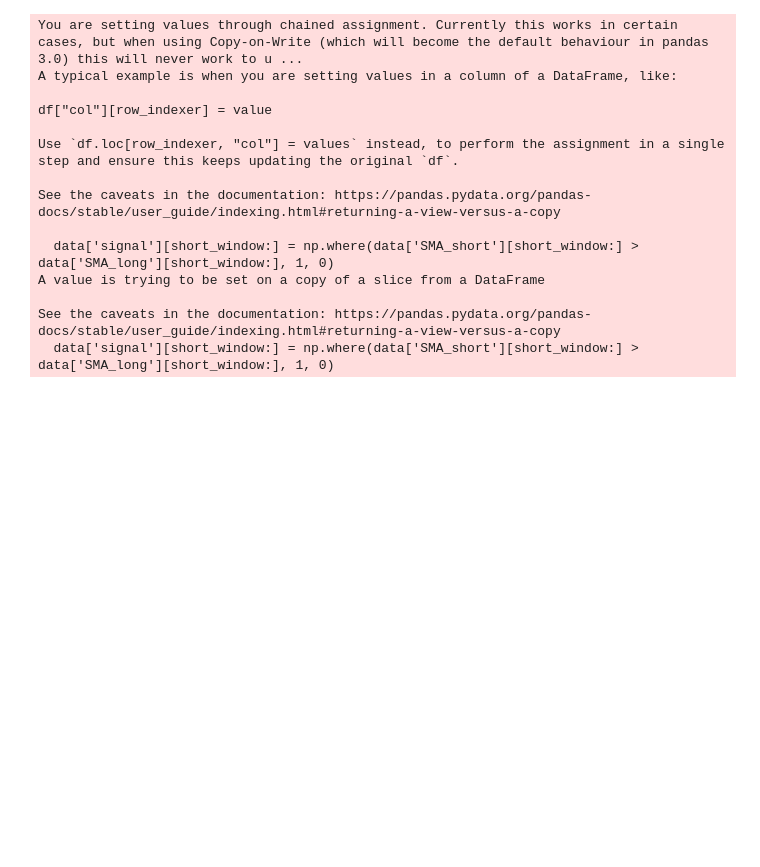
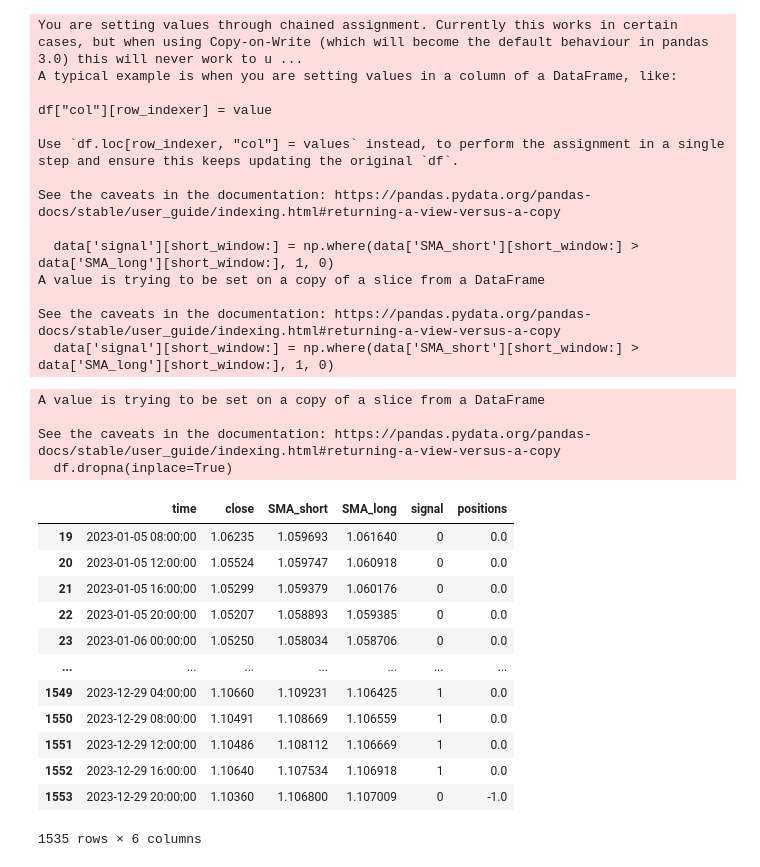
Before and after one commit to hevardhan/BullsEye---v5, a Jupyter notebook: ipynb s/sma.ipynb, the cells around one changed output. Saved outputs shown, nothing was run; the diff lists cells and outputs as text; code cells hidden in the pictures; blank space fills up the shorter version.

```diff
--- a/ipynb s/sma.ipynb
+++ b/ipynb s/sma.ipynb
@@ -67,3 +67,26 @@ A value is trying to be set on a copy of a slice from a DataFrame
 
 See the caveats in the documentation: https://pandas.pydata.org/pandas-docs/stable/user_guide/indexing.html#returning-a-view-versus-a-copy
   data['signal'][short_window:] = np.where(data['SMA_short'][short_window:] > data['SMA_long'][short_window:], 1, 0)
+# %%
+df.dropna(inplace=True)
+# %% [output]
+A value is trying to be set on a copy of a slice from a DataFrame
+
+See the caveats in the documentation: https://pandas.pydata.org/pandas-docs/stable/user_guide/indexing.html#returning-a-view-versus-a-copy
+  df.dropna(inplace=True)
+# %%
+df
+# %% [output]
+|  | time | close | SMA_short | SMA_long | signal | positions |
+| 19 | 2023-01-05 08:00:00 | 1.06235 | 1.059693 | 1.061640 | 0 | 0.0 |
+| 20 | 2023-01-05 12:00:00 | 1.05524 | 1.059747 | 1.060918 | 0 | 0.0 |
+| 21 | 2023-01-05 16:00:00 | 1.05299 | 1.059379 | 1.060176 | 0 | 0.0 |
+| 22 | 2023-01-05 20:00:00 | 1.05207 | 1.058893 | 1.059385 | 0 | 0.0 |
+| 23 | 2023-01-06 00:00:00 | 1.05250 | 1.058034 | 1.058706 | 0 | 0.0 |
+| ... | ... | ... | ... | ... | ... | ... |
+| 1549 | 2023-12-29 04:00:00 | 1.10660 | 1.109231 | 1.106425 | 1 | 0.0 |
+| 1550 | 2023-12-29 08:00:00 | 1.10491 | 1.108669 | 1.106559 | 1 | 0.0 |
+| 1551 | 2023-12-29 12:00:00 | 1.10486 | 1.108112 | 1.106669 | 1 | 0.0 |
+| 1552 | 2023-12-29 16:00:00 | 1.10640 | 1.107534 | 1.106918 | 1 | 0.0 |
+| 1553 | 2023-12-29 20:00:00 | 1.10360 | 1.106800 | 1.107009 | 0 | -1.0 |
+1535 rows × 6 columns
```
Also changed, not shown: 2 other files.
